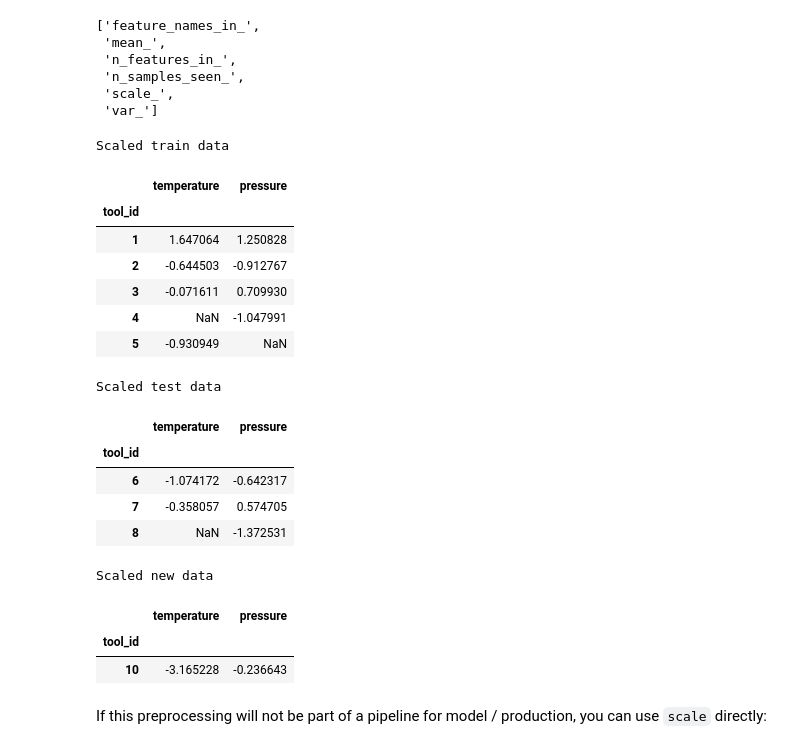
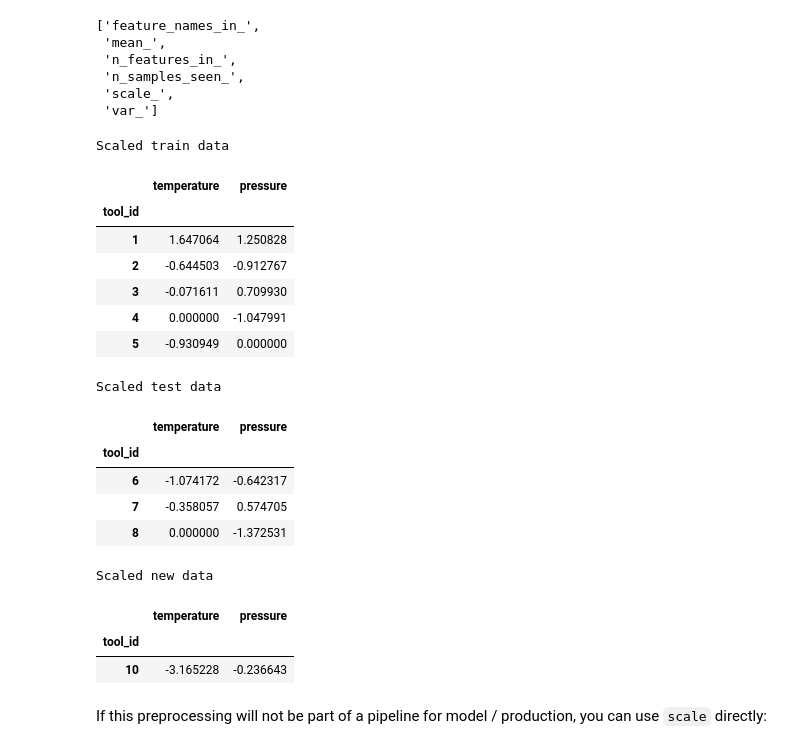
Before and after one commit to cmcouto-silva/Talks, a Jupyter notebook: PyDataGlobal/notebooks/1-manual-preprocessing.ipynb, the cells around one changed output. Drawn from its saved outputs; the diff is of its cells as text; code cells hidden in the pictures.

```diff
--- a/PyDataGlobal/notebooks/1-manual-preprocessing.ipynb
+++ b/PyDataGlobal/notebooks/1-manual-preprocessing.ipynb
@@ -354 +443,7 @@ class MyStandardScaler():
+# %%
+# Learning parameters
+my_imputer = MySimpleImputer()
+X_train_imputed = my_imputer.fit_transform(X_train)
+
+my_scaler = MyStandardScaler().fit(X_train_imputed)
 # %%
@@ -765,30 +950,30 @@ list_trained_attributes(scaler)
 # %%
 # Show scaled train, test, and new data
 print('Scaled train data')
-display (scaler.transform(X_train[NUMERICAL_FEATURES]) )
+display (scaler.transform(X_train_imputed[NUMERICAL_FEATURES]) )
 print()
 
 print('Scaled test data')
-display (scaler.transform(X_test[NUMERICAL_FEATURES]) )
+display (scaler.transform(X_test_imputed[NUMERICAL_FEATURES]) )
 print()
 
 print('Scaled new data')
 display (scaler.transform(X_new[NUMERICAL_FEATURES]) )
 # %% [output]
 Scaled train data
 |  | temperature | pressure |
 | tool_id |  |  |
 | 1 | 1.647064 | 1.250828 |
 | 2 | -0.644503 | -0.912767 |
 | 3 | -0.071611 | 0.709930 |
-| 4 | NaN | -1.047991 |
-| 5 | -0.930949 | NaN |
+| 4 | 0.000000 | -1.047991 |
+| 5 | -0.930949 | 0.000000 |
 Scaled test data
 |  | temperature | pressure |
 | tool_id |  |  |
 | 6 | -1.074172 | -0.642317 |
 | 7 | -0.358057 | 0.574705 |
-| 8 | NaN | -1.372531 |
+| 8 | 0.000000 | -1.372531 |
 Scaled new data
 |  | temperature | pressure |
 | tool_id |  |  |
```
Also changed, not shown: parts of 109 cells of this notebook, 7 other files.
